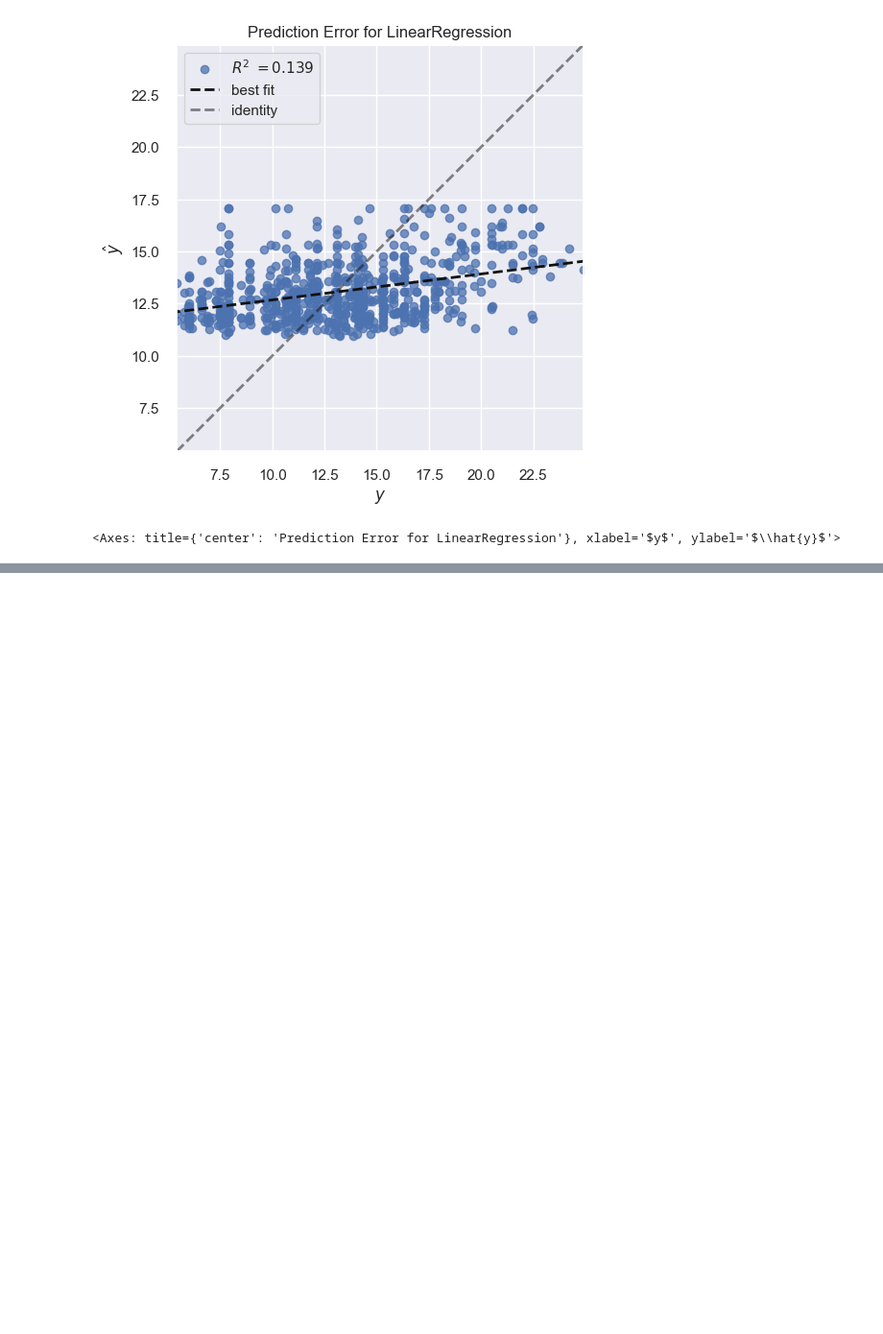
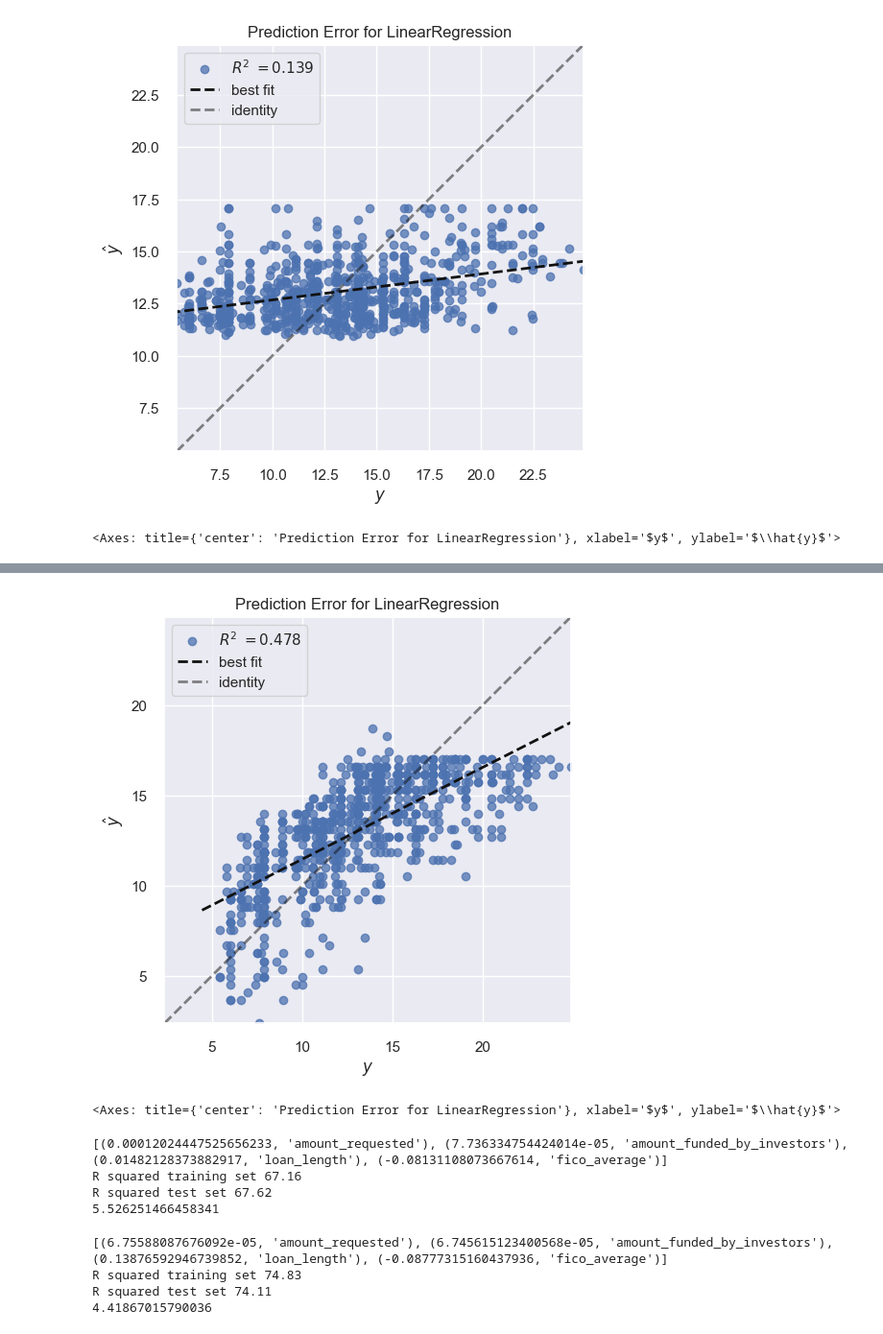
Before and after one commit to DocYoungblood/linear_regression_case_study, a Jupyter notebook: btm.ipynb, the cells around one changed output, grey strips where cells are left out. Shown at 96% size. Saved outputs shown, nothing was run; the diff lists cells and outputs as text; code cells hidden in the pictures; blank space fills up the shorter version.

```diff
--- a/btm.ipynb
+++ b/btm.ipynb
@@ -150,0 +159,49 @@ visualizer.poof()
+# %%
+model1 = LinearRegression()
+visualizer = PredictionError(model1)
+visualizer.fit(fico_train.reshape(-1, 1), y_train)
+visualizer.score(fico_test.reshape(-1, 1), y_test)
+visualizer.poof()
+# %% [output]
+[figure, added]
+<Axes: title={'center': 'Prediction Error for LinearRegression'}, xlabel='$y$', ylabel='$\\hat{y}$'>
+# %%
+# Lasso with 5 fold cross-validation
+model = LassoCV(cv=10, random_state=40, max_iter=10000)
+
+# Fit model
+model.fit(X_train, y_train)
+
+model.alpha_
+
+lasso_best = Lasso(alpha=model.alpha_)
+lasso_best.fit(X_train, y_train)
+print(list(zip(lasso_best.coef_, X)))
+print('R squared training set', round(lasso_best.score(X_train, y_train)*100, 2))
+print('R squared test set', round(lasso_best.score(X_test, y_test)*100, 2))
+print(mean_squared_error(y_test, lasso_best.predict(X_test)))
+# %% [output]
+[(0.00012024447525656233, 'amount_requested'), (7.736334754424014e-05, 'amount_funded_by_investors'), (0.01482128373882917, 'loan_length'), (-0.08131108073667614, 'fico_average')]
+R squared training set 67.16
+R squared test set 67.62
+5.526251466458341
+# %%
+model1 = RidgeCV(cv=10)
+
+# Fit model
+model1.fit(X_train, y_train)
+
+model1.alpha_
+
+ridge_best = Ridge(alpha=model1.alpha_)
+ridge_best.fit(X_train, y_train)
+print(list(zip(ridge_best.coef_, X)))
+
+print('R squared training set', round(ridge_best.score(X_train, y_train)*100, 2))
+print('R squared test set', round(ridge_best.score(X_test, y_test)*100, 2))
+print(mean_squared_error(y_test, ridge_best.predict(X_test)))
+# %% [output]
+[(6.75588087676092e-05, 'amount_requested'), (6.745615123400568e-05, 'amount_funded_by_investors'), (0.13876592946739852, 'loan_length'), (-0.08777315160437936, 'fico_average')]
+R squared training set 74.83
+R squared test set 74.11
+4.41867015790036
```
Also changed, not shown: parts of 8 cells of this notebook.
